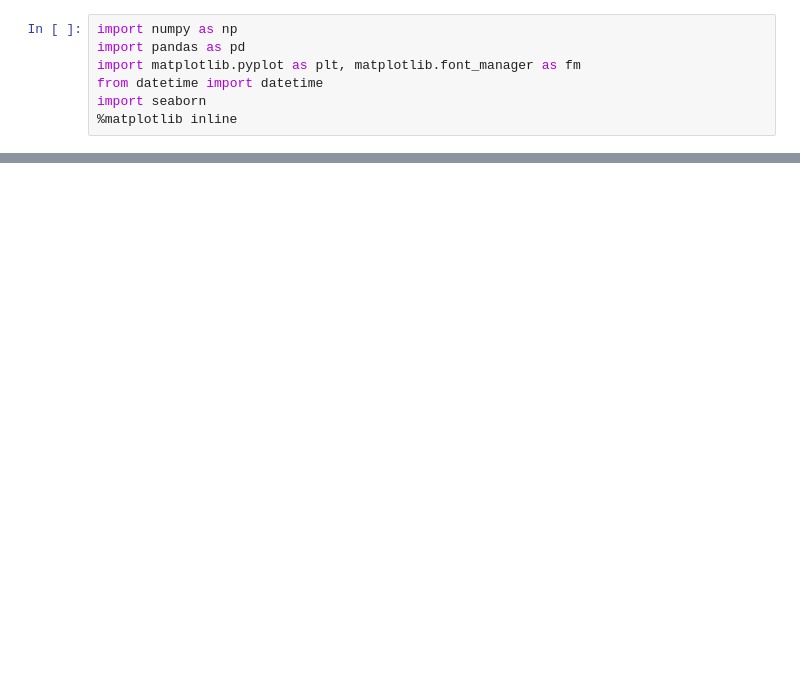
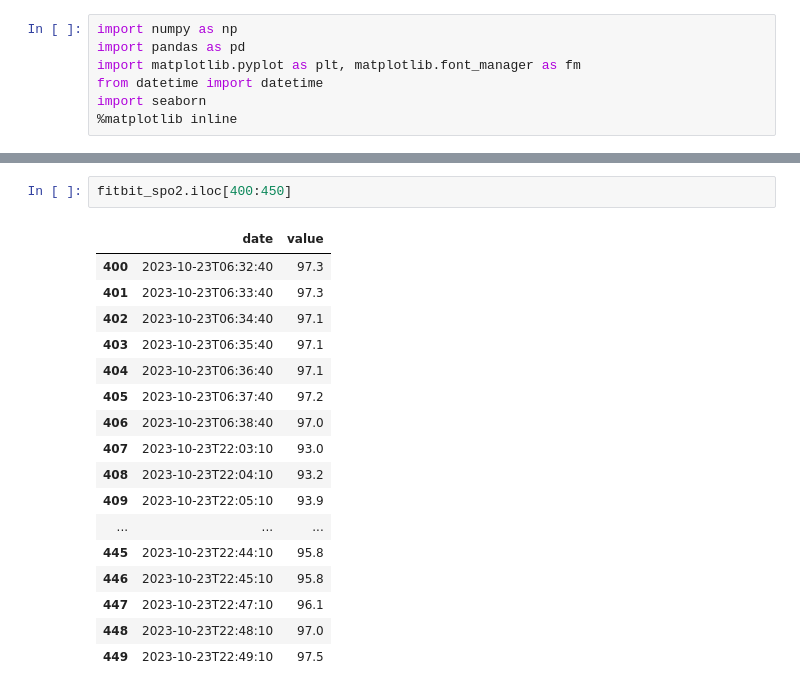
Before and after one commit to jbardet/spotify, a Jupyter notebook: analysis/fitbit_spo2.ipynb, the cells around one changed output, grey strips where cells are left out. Cells and saved outputs as stored; diff of their text form; blank space fills up the shorter version.

```diff
--- a/analysis/fitbit_spo2.ipynb
+++ b/analysis/fitbit_spo2.ipynb
@@ -25,0 +26,20 @@ fitbit_spo2
+# %%
+fitbit_spo2.iloc[400:450]
+# %% [output]
+|  | date | value |
+| 400 | 2023-10-23T06:32:40 | 97.3 |
+| 401 | 2023-10-23T06:33:40 | 97.3 |
+| 402 | 2023-10-23T06:34:40 | 97.1 |
+| 403 | 2023-10-23T06:35:40 | 97.1 |
+| 404 | 2023-10-23T06:36:40 | 97.1 |
+| 405 | 2023-10-23T06:37:40 | 97.2 |
+| 406 | 2023-10-23T06:38:40 | 97.0 |
+| 407 | 2023-10-23T22:03:10 | 93.0 |
+| 408 | 2023-10-23T22:04:10 | 93.2 |
+| 409 | 2023-10-23T22:05:10 | 93.9 |
+| ... | ... | ... |
+| 445 | 2023-10-23T22:44:10 | 95.8 |
+| 446 | 2023-10-23T22:45:10 | 95.8 |
+| 447 | 2023-10-23T22:47:10 | 96.1 |
+| 448 | 2023-10-23T22:48:10 | 97.0 |
+| 449 | 2023-10-23T22:49:10 | 97.5 |
```
Also changed, not shown: parts of 1 cell of this notebook, 23 other files.
